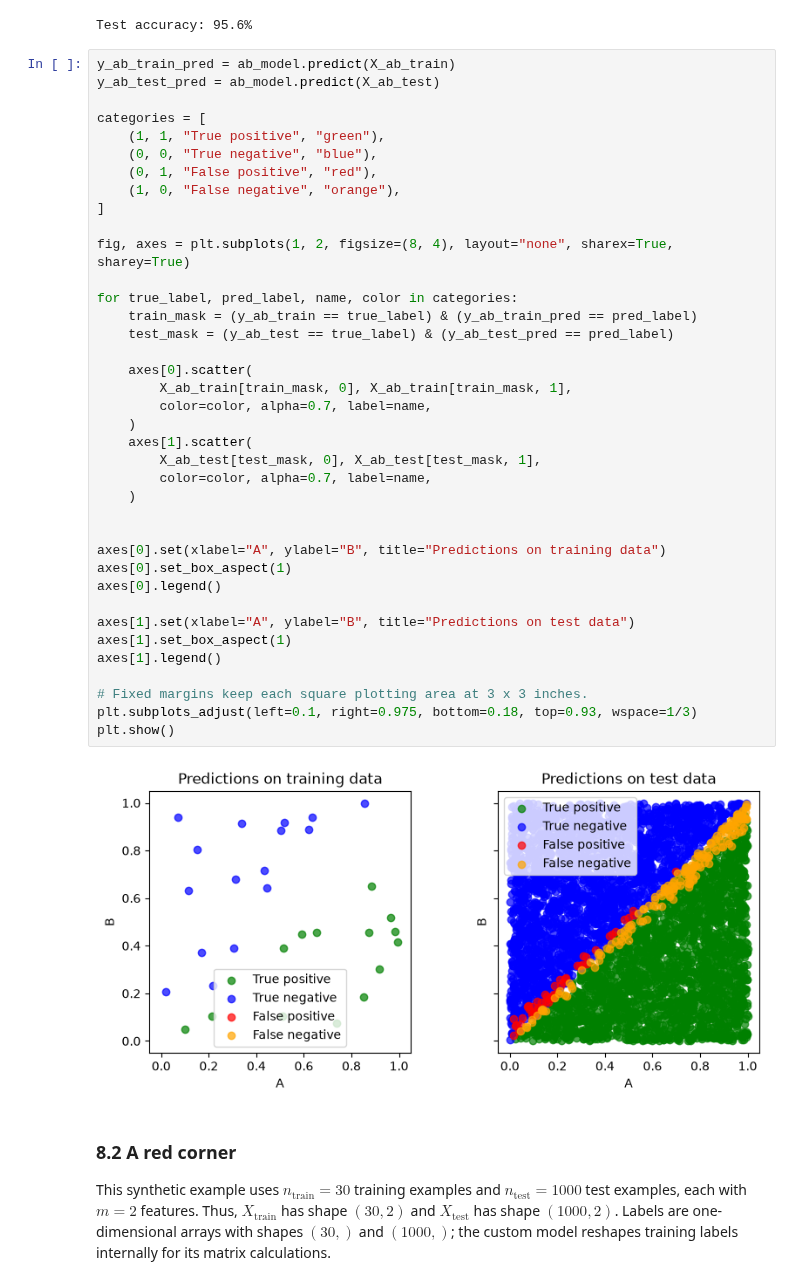
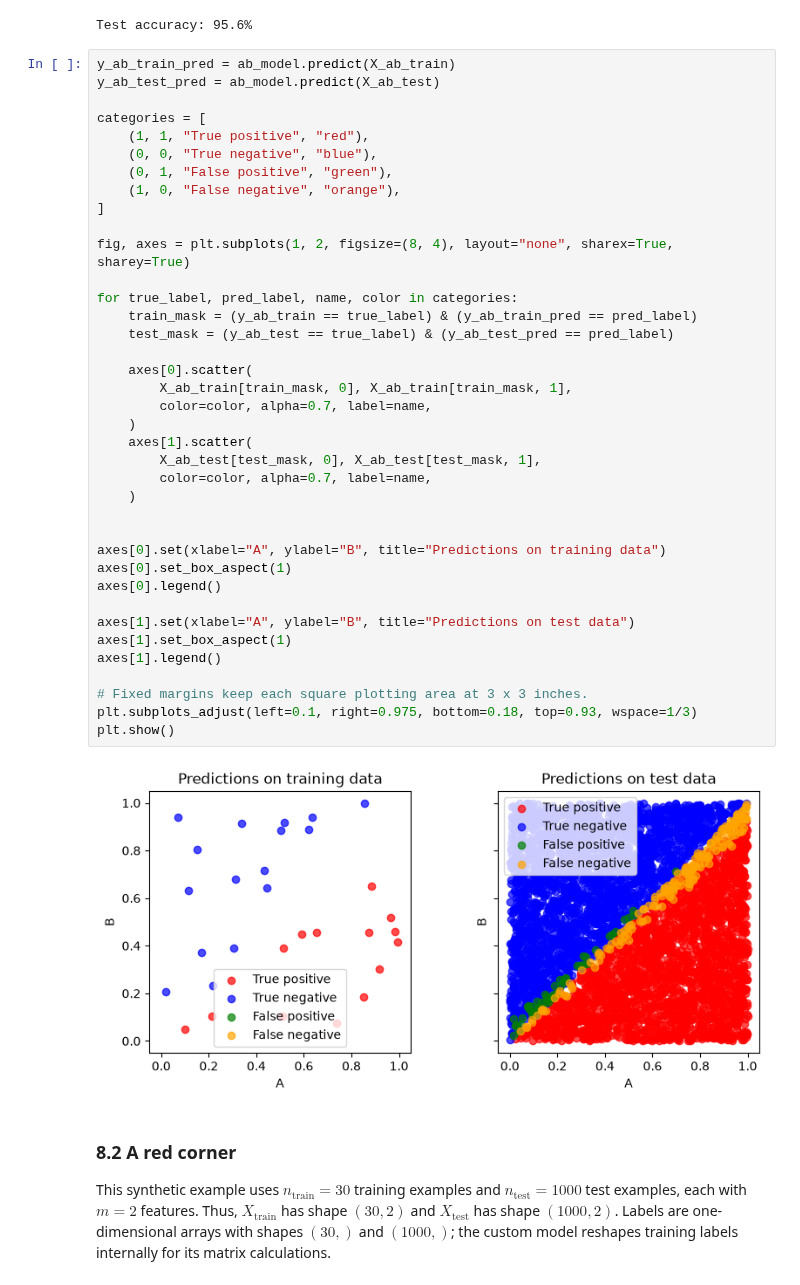
Before and after one commit to petraknovak/ml-from-concepts-to-code, a Jupyter notebook: 07_sgd/conceptual/logistic_regression.ipynb, the cells around one changed output. Drawn from its saved outputs; the diff is of its cells as text.

```diff
--- a/07_sgd/conceptual/logistic_regression.ipynb
+++ b/07_sgd/conceptual/logistic_regression.ipynb
@@ -450,41 +453,41 @@ y_ab_train_pred = ab_model.predict(X_ab_train)
 y_ab_test_pred = ab_model.predict(X_ab_test)
 
 categories = [
-    (1, 1, "True positive", "green"),
+    (1, 1, "True positive", "red"),
     (0, 0, "True negative", "blue"),
-    (0, 1, "False positive", "red"),
+    (0, 1, "False positive", "green"),
     (1, 0, "False negative", "orange"),
 ]
 
 fig, axes = plt.subplots(1, 2, figsize=(8, 4), layout="none", sharex=True, sharey=True)
 
 for true_label, pred_label, name, color in categories:
     train_mask = (y_ab_train == true_label) & (y_ab_train_pred == pred_label)
     test_mask = (y_ab_test == true_label) & (y_ab_test_pred == pred_label)
 
     axes[0].scatter(
         X_ab_train[train_mask, 0], X_ab_train[train_mask, 1],
         color=color, alpha=0.7, label=name,
     )
     axes[1].scatter(
         X_ab_test[test_mask, 0], X_ab_test[test_mask, 1],
         color=color, alpha=0.7, label=name,
     )
 
 
 axes[0].set(xlabel="A", ylabel="B", title="Predictions on training data")
 axes[0].set_box_aspect(1)
 axes[0].legend()
 
 axes[1].set(xlabel="A", ylabel="B", title="Predictions on test data")
 axes[1].set_box_aspect(1)
 axes[1].legend()
 
 # Fixed margins keep each square plotting area at 3 x 3 inches.
 plt.subplots_adjust(left=0.1, right=0.975, bottom=0.18, top=0.93, wspace=1/3)
 plt.show()
 # %% [output]
-[figure, old version]
+[figure, new version]
 # %% [markdown]
 ### 8.2 A red corner
 This synthetic example uses $n_{\mathrm{train}}=30$ training examples and $n_{\mathrm{test}}=1000$ test examples, each with $m=2$ features. Thus, $X_{\mathrm{train}}$ has shape $(30,2)$ and $X_{\mathrm{test}}$ has shape $(1000,2)$. Labels are one-dimensional arrays with shapes $(30,)$ and $(1000,)$; the custom model reshapes training labels internally for its matrix calculations.
```
Also changed, not shown: parts of 6 cells of this notebook.
